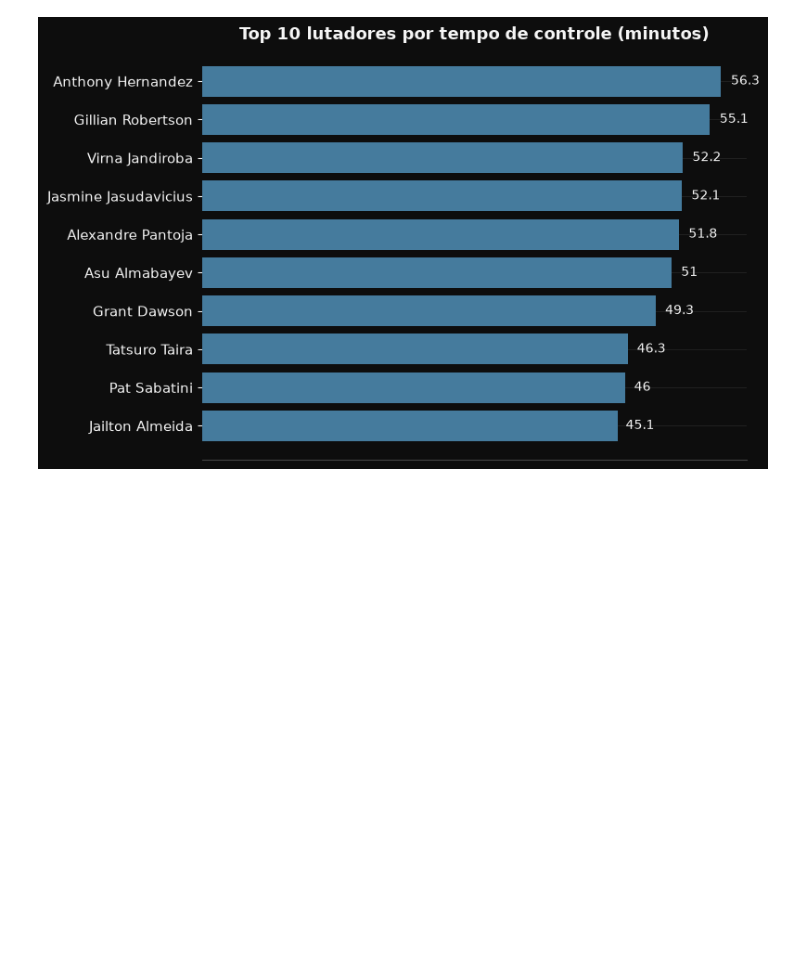
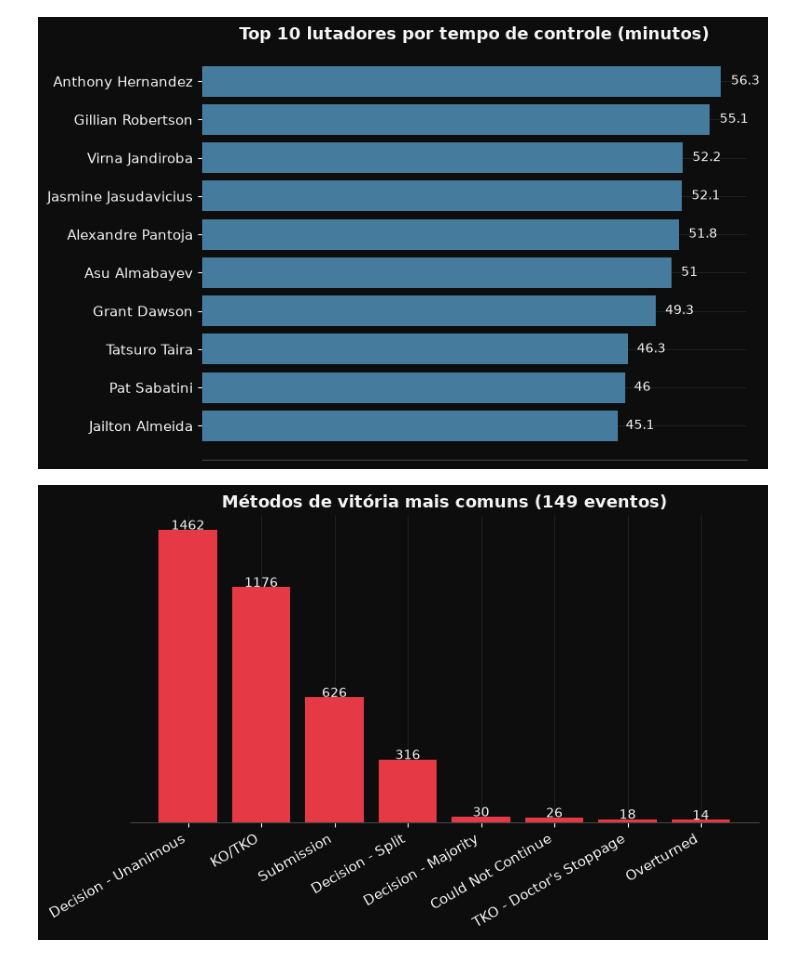
Before and after one commit to khannnn1/ufc-data, a Jupyter notebook: notebooks/02_visualizacao.ipynb, the cells around one changed output. Drawn from its saved outputs; the diff is of its cells as text; code cells hidden in the pictures; blank space fills up the shorter version.

Commit message:
Adiciona gráfico de distribuição de métodos de vitória

```diff
--- a/notebooks/02_visualizacao.ipynb
+++ b/notebooks/02_visualizacao.ipynb
@@ -41,3 +41,22 @@ plt.savefig("../figures/top10_ctrl.png", dpi=150, facecolor=fig.get_facecolor())
 plt.show()
 # %% [output]
 [figure]
+# %%
+metodos = df["Method"].value_counts().head(8)
+
+fig, ax = plt.subplots(figsize=(8, 5))
+barras = ax.bar(metodos.index, metodos.values, color=COR_VERMELHO)
+
+for barra in barras:
+    altura = barra.get_height()
+    ax.text(barra.get_x() + barra.get_width()/2, altura + 2,
+            f"{int(altura)}", ha="center", fontsize=10, color="#f5f5f5")
+
+ax.set_title("Métodos de vitória mais comuns (149 eventos)", fontsize=13, fontweight="bold")
+ax.set_yticks([])
+plt.xticks(rotation=30, ha="right")
+plt.tight_layout()
+plt.savefig("../figures/metodos_vitoria.png", dpi=150, facecolor=fig.get_facecolor())
+plt.show()
+# %% [output]
+[figure, added]
```
Also changed, not shown: 1 other file.
